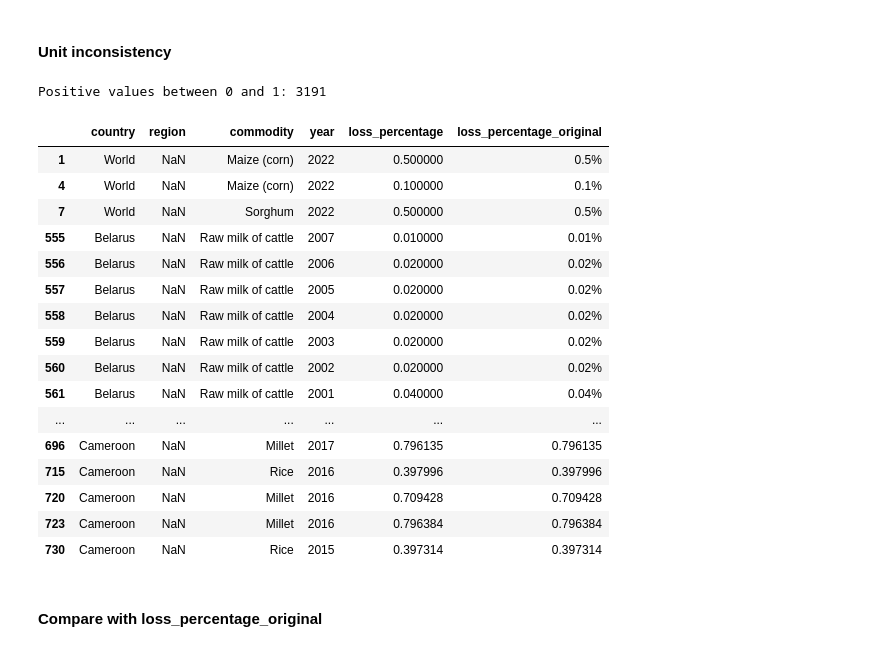
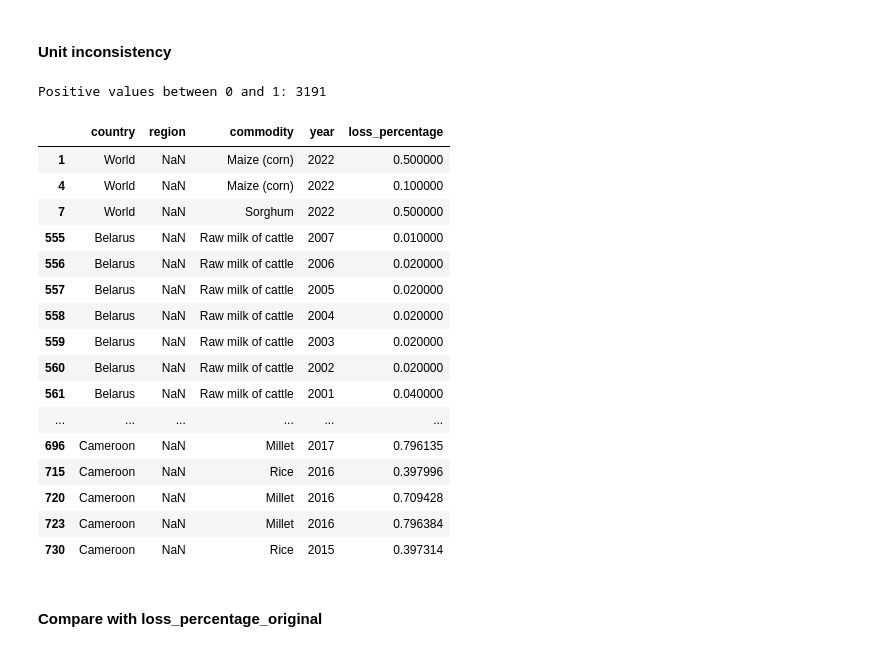
Before and after one commit to malakhassan12/Food-Waste, a Jupyter notebook: notebooks/Step_1_Data_Exploration_And_Column_Profiling_FINAL.ipynb, the cells around one changed output. Drawn from its saved outputs; the diff is of its cells as text; code cells hidden in the pictures.

```diff
--- a/notebooks/Step_1_Data_Exploration_And_Column_Profiling_FINAL.ipynb
+++ b/notebooks/Step_1_Data_Exploration_And_Column_Profiling_FINAL.ipynb
@@ -3119,33 +4315,33 @@ Potential outliers: 3555
 # %%
 # Flag small positive values for unit review
 small_positive_loss = df_region.loc[
     loss_numeric.gt(0)
     & loss_numeric.lt(1),
     ["country", "region", "commodity", "year",
-     "loss_percentage", "loss_percentage_original"]
+     "loss_percentage"]
 ].copy()
 
 print("Positive values between 0 and 1:", len(small_positive_loss))
 display(small_positive_loss.head(30))
 # %% [output]
 Positive values between 0 and 1: 3191
-|  | country | region | commodity | year | loss_percentage | loss_percentage_original |
-| 1 | World | NaN | Maize (corn) | 2022 | 0.500000 | 0.5% |
-| 4 | World | NaN | Maize (corn) | 2022 | 0.100000 | 0.1% |
-| 7 | World | NaN | Sorghum | 2022 | 0.500000 | 0.5% |
-| 555 | Belarus | NaN | Raw milk of cattle | 2007 | 0.010000 | 0.01% |
-| 556 | Belarus | NaN | Raw milk of cattle | 2006 | 0.020000 | 0.02% |
-| 557 | Belarus | NaN | Raw milk of cattle | 2005 | 0.020000 | 0.02% |
-| 558 | Belarus | NaN | Raw milk of cattle | 2004 | 0.020000 | 0.02% |
-| 559 | Belarus | NaN | Raw milk of cattle | 2003 | 0.020000 | 0.02% |
-| 560 | Belarus | NaN | Raw milk of cattle | 2002 | 0.020000 | 0.02% |
-| 561 | Belarus | NaN | Raw milk of cattle | 2001 | 0.040000 | 0.04% |
-| ... | ... | ... | ... | ... | ... | ... |
-| 696 | Cameroon | NaN | Millet | 2017 | 0.796135 | 0.796135 |
-| 715 | Cameroon | NaN | Rice | 2016 | 0.397996 | 0.397996 |
-| 720 | Cameroon | NaN | Millet | 2016 | 0.709428 | 0.709428 |
-| 723 | Cameroon | NaN | Millet | 2016 | 0.796384 | 0.796384 |
-| 730 | Cameroon | NaN | Rice | 2015 | 0.397314 | 0.397314 |
+|  | country | region | commodity | year | loss_percentage |
+| 1 | World | NaN | Maize (corn) | 2022 | 0.500000 |
+| 4 | World | NaN | Maize (corn) | 2022 | 0.100000 |
+| 7 | World | NaN | Sorghum | 2022 | 0.500000 |
+| 555 | Belarus | NaN | Raw milk of cattle | 2007 | 0.010000 |
+| 556 | Belarus | NaN | Raw milk of cattle | 2006 | 0.020000 |
+| 557 | Belarus | NaN | Raw milk of cattle | 2005 | 0.020000 |
+| 558 | Belarus | NaN | Raw milk of cattle | 2004 | 0.020000 |
+| 559 | Belarus | NaN | Raw milk of cattle | 2003 | 0.020000 |
+| 560 | Belarus | NaN | Raw milk of cattle | 2002 | 0.020000 |
+| 561 | Belarus | NaN | Raw milk of cattle | 2001 | 0.040000 |
+| ... | ... | ... | ... | ... | ... |
+| 696 | Cameroon | NaN | Millet | 2017 | 0.796135 |
+| 715 | Cameroon | NaN | Rice | 2016 | 0.397996 |
+| 720 | Cameroon | NaN | Millet | 2016 | 0.709428 |
+| 723 | Cameroon | NaN | Millet | 2016 | 0.796384 |
+| 730 | Cameroon | NaN | Rice | 2015 | 0.397314 |
 # %% [markdown]
 #### **Compare with loss_percentage_original**
 # %%
```
Also changed, not shown: parts of 53 cells of this notebook, 40 other files.
